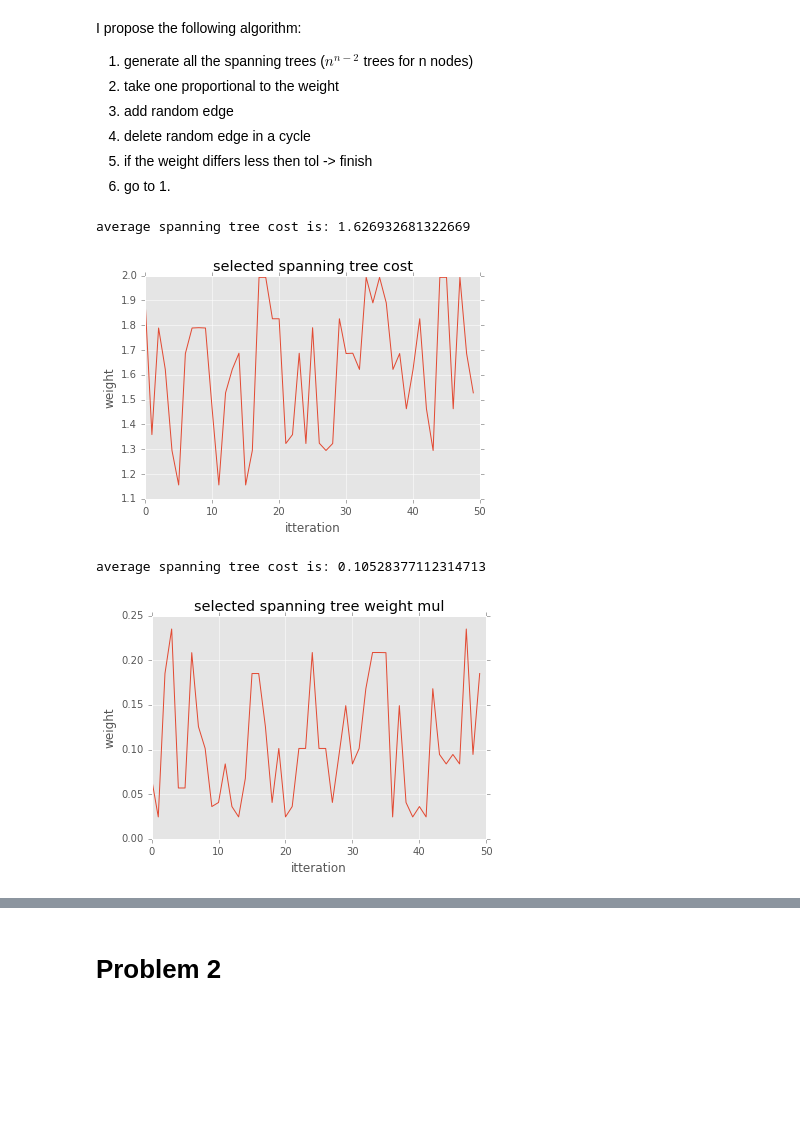
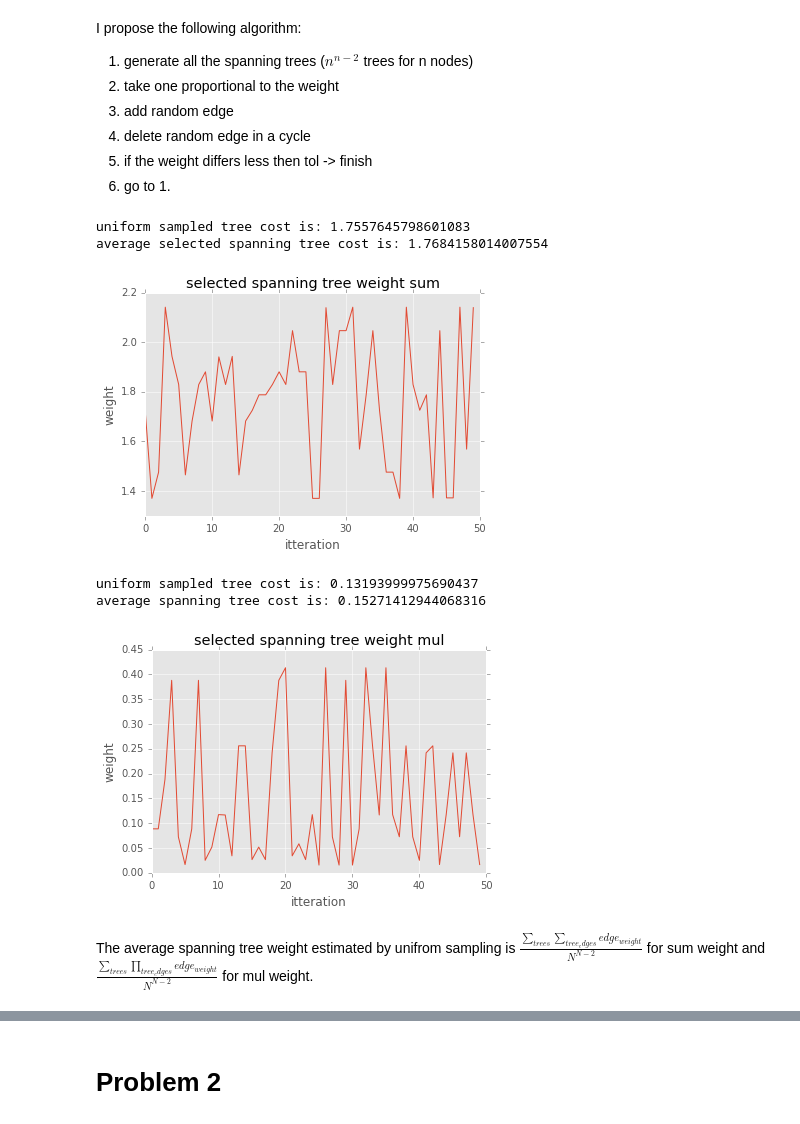
Before and after one commit to Aelphy/skoltech, a Jupyter notebook: term4/sm/ass2/HW2.ipynb, the cells around one changed output, grey strips where cells are left out. Cells and saved outputs as stored; diff of their text form; code cells hidden in the pictures; blank space fills up the shorter version.

```diff
--- a/term4/sm/ass2/HW2.ipynb
+++ b/term4/sm/ass2/HW2.ipynb
@@ -75,8 +75,9 @@ N = 4
 itterations = 50
 weights = np.random.random(N**2).reshape(N, N)
 weights = (weights + weights.T) / 2
+weights -= np.eye(N) * weights
 
-def uniform_sampling(N, weights, itterations):
+def bruteforce(N, weights, itterations):
     spanning_trees = generate_spannings(N, weights)
     average_costs = []
 
@@ -84,6 +85,8 @@ def uniform_sampling(N, weights, itterations):
 
     for index, tree in enumerate(spanning_trees):
         costs[index] = compute_sum_cost(tree)
+
+    print('uniform sampled tree cost is: {0}'.format(np.array(costs).mean()))
 
     for i in range(itterations):
         distribution = sp.stats.rv_discrete(values=(np.arange(len(costs)), costs / sum(costs)))
@@ -118,19 +121,21 @@ def uniform_sampling(N, weights, itterations):
     plt.title('selected spanning tree weight sum')
     plt.xlabel('itteration')
     plt.ylabel('weight')
-    print('average spanning tree cost is: {0}'.format(np.array(average_costs).mean()))
+    print('average selected spanning tree cost is: {0}'.format(np.array(average_costs).mean()))
 
-uniform_sampling(N, weights, itterations)
+bruteforce(N, weights, itterations)
 # %% [output]
-average spanning tree cost is: 1.626932681322669
+uniform sampled tree cost is: 1.7557645798601083
+average selected spanning tree cost is: 1.7684158014007554
-[figure, old version]
+[figure, new version]
 # %%
 N = 4
 itterations = 50
 weights = np.random.random(N**2).reshape(N, N)
 weights = (weights + weights.T) / 2
+weights -= np.eye(N) * weights
 
-def uniform_sampling(N, weights, itterations):
+def bruteforce(N, weights, itterations):
     spanning_trees = generate_spannings(N, weights)
     average_costs = []
 
@@ -138,6 +143,9 @@ def uniform_sampling(N, weights, itterations):
 
     for index, tree in enumerate(spanning_trees):
         costs[index] = compute_mul_cost(tree)
+
+    print('uniform sampled tree cost is: {0}'.format(np.array(costs).mean()))
+#     print('гипотиза = {}'.format((weights + np.ones(N)).prod() / N))
 
     for i in range(itterations):
         distribution = sp.stats.rv_discrete(values=(np.arange(len(costs)), costs / sum(costs)))
@@ -148,33 +156,36 @@ def uniform_sampling(N, weights, itterations):
 
         v1 = np.random.choice(tree.nodes())
         v2 = np.random.choice(tree.nodes())
 
         while tree.has_edge(v1, v2) or v1 == v2:
             v1 = np.random.choice(tree.nodes())
             v2 = np.random.choice(tree.nodes())
 
         tree.add_edge(v1, v2, {'weight' : weights[v1, v2]})
         cycle = nx.cycle_basis(tree)[0]
         edges = []
 
         for v1, v2 in tree.edges():
             if v1 in cycle and v2 in cycle:
                 edges.append((v1, v2))
 
         edge_to_remove = edges[np.random.choice(np.arange(len(edges)))]
         tree.remove_edge(edge_to_remove[0], edge_to_remove[1])
 
         costs[tree_number] = compute_mul_cost(tree)
 
         spanning_trees[tree_number] = tree
 
     plt.plot(average_costs)
     plt.title('selected spanning tree weight mul')
     plt.xlabel('itteration')
     plt.ylabel('weight')
     print('average spanning tree cost is: {0}'.format(np.array(average_costs).mean()))
 
-uniform_sampling(N, weights, itterations)
+bruteforce(N, weights, itterations)
 # %% [output]
-average spanning tree cost is: 0.10528377112314713
+uniform sampled tree cost is: 0.13193999975690437
+average spanning tree cost is: 0.15271412944068316
-[figure, old version]
+[figure, new version]
+# %% [markdown]
+The average spanning tree weight estimated by unifrom sampling is $\frac{\sum_{trees}\sum_{tree_edges} edge_{weight}}{N^{N-2}}$ for sum weight and $\frac{\sum_{trees}\prod_{tree_edges} edge_{weight}}{N^{N-2}}$ for mul weight.
```
Also changed, not shown: parts of 16 cells of this notebook, 1 other file.
